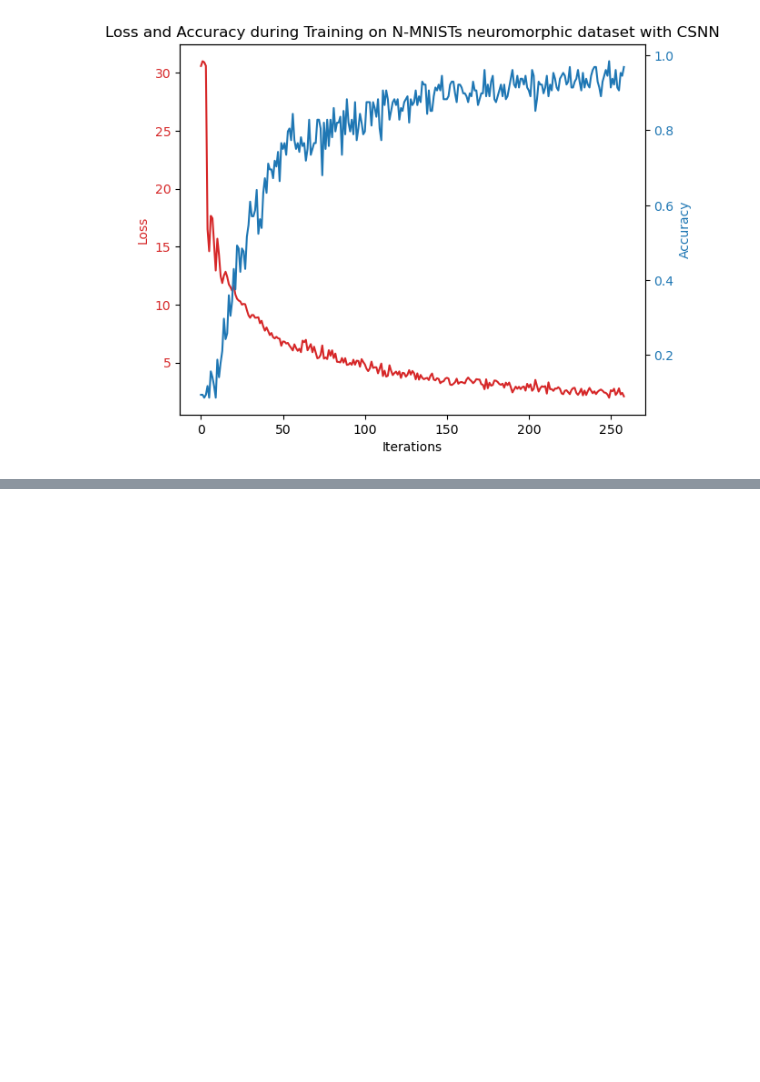
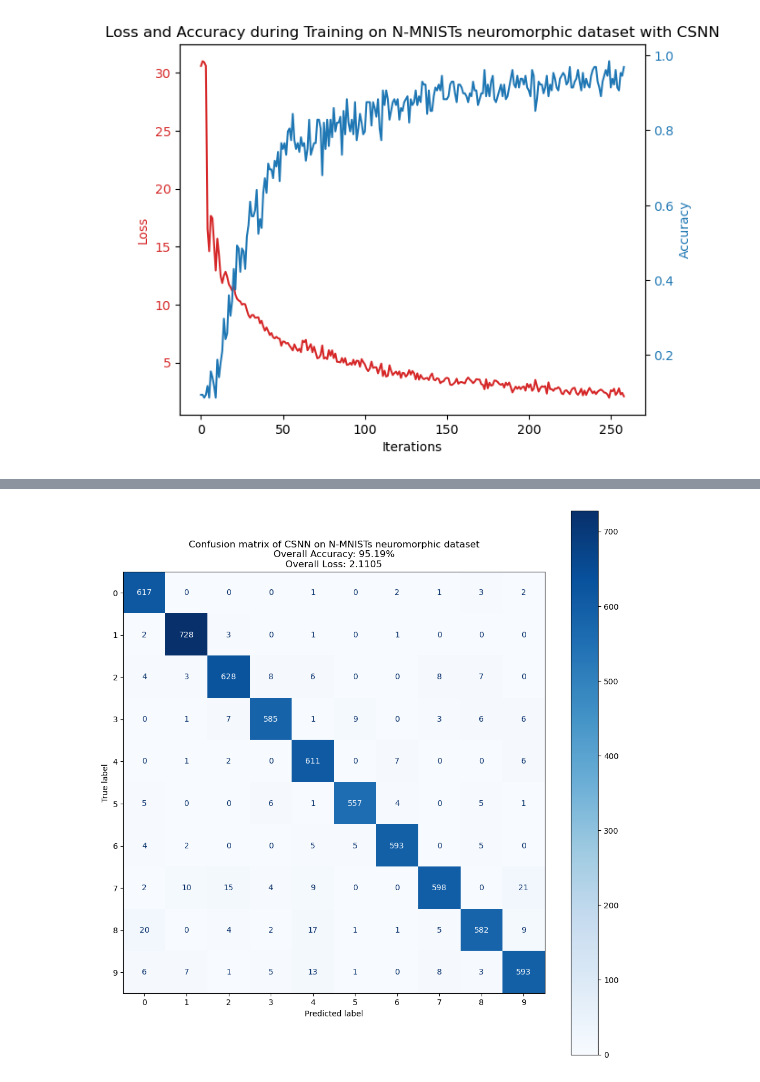
Before and after one commit to dennisripp/spiking_time_signature, a Jupyter notebook: neuromorphic_dataset.ipynb, the cells around one changed output, grey strips where cells are left out. Saved outputs shown, nothing was run; the diff lists cells and outputs as text; code cells hidden in the pictures; blank space fills up the shorter version.

```diff
--- a/neuromorphic_dataset.ipynb
+++ b/neuromorphic_dataset.ipynb
@@ -192,7 +194,7 @@ for epoch in range(num_epochs):
         targets = targets.to(device)
 
         net.train()
-        spk_rec = forward_pass(net, data)
+        spk_rec = net.forward_pass(data)
         loss_val = loss_fn(spk_rec, targets)
 
         # Gradient calculation + weight update
@@ -270,7 +270,7 @@ for batch_idx, (data, targets) in enumerate(testloader):
     targets = targets.to(device)
 
     with torch.no_grad():
-        spk_rec = forward_pass(net, data)
+        spk_rec = net.forward_pass(data)
         loss_val = loss_fn(spk_rec, targets)
         cumulative_loss += loss_val.item() * data.size(0)  # Multiply by batch size to get total loss for this batch
 
@@ -314,3 +315,4 @@ Batch 7/50
+[figure, added]
 # %%
 from IPython.display import HTML
 
```
Also changed, not shown: parts of 8 cells of this notebook.
